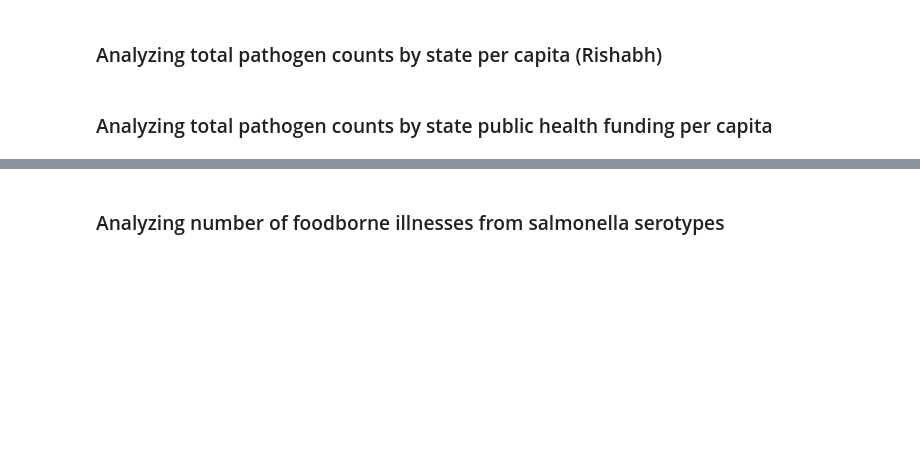
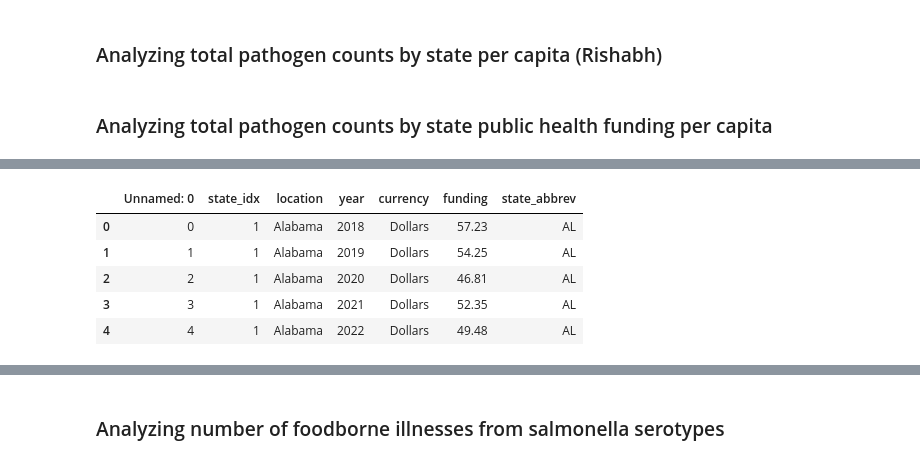
Before and after one commit to NikkiLa1/DS-5610-EDA-Final, a Jupyter notebook: EDA Code.ipynb, the cells around one changed output, grey strips where cells are left out. Drawn from its saved outputs; the diff is of its cells as text; code cells hidden in the pictures; blank space fills up the shorter version.

```diff
--- a/EDA Code.ipynb
+++ b/EDA Code.ipynb
@@ -382,0 +394,13 @@ state_pathogen_counts
+# %%
+
+# add column of state abbreviations
+state_to_abbrev = {state.name: state.abbr for state in states.STATES}
+funding_df['state_abbrev'] = funding_df['location'].map(state_to_abbrev)
+funding_df.head()
+# %% [output]
+|  | Unnamed: 0 | state_idx | location | year | currency | funding | state_abbrev |
+| 0 | 0 | 1 | Alabama | 2018 | Dollars | 57.23 | AL |
+| 1 | 1 | 1 | Alabama | 2019 | Dollars | 54.25 | AL |
+| 2 | 2 | 1 | Alabama | 2020 | Dollars | 46.81 | AL |
+| 3 | 3 | 1 | Alabama | 2021 | Dollars | 52.35 | AL |
+| 4 | 4 | 1 | Alabama | 2022 | Dollars | 49.48 | AL |
```
Also changed, not shown: parts of 15 cells of this notebook.
